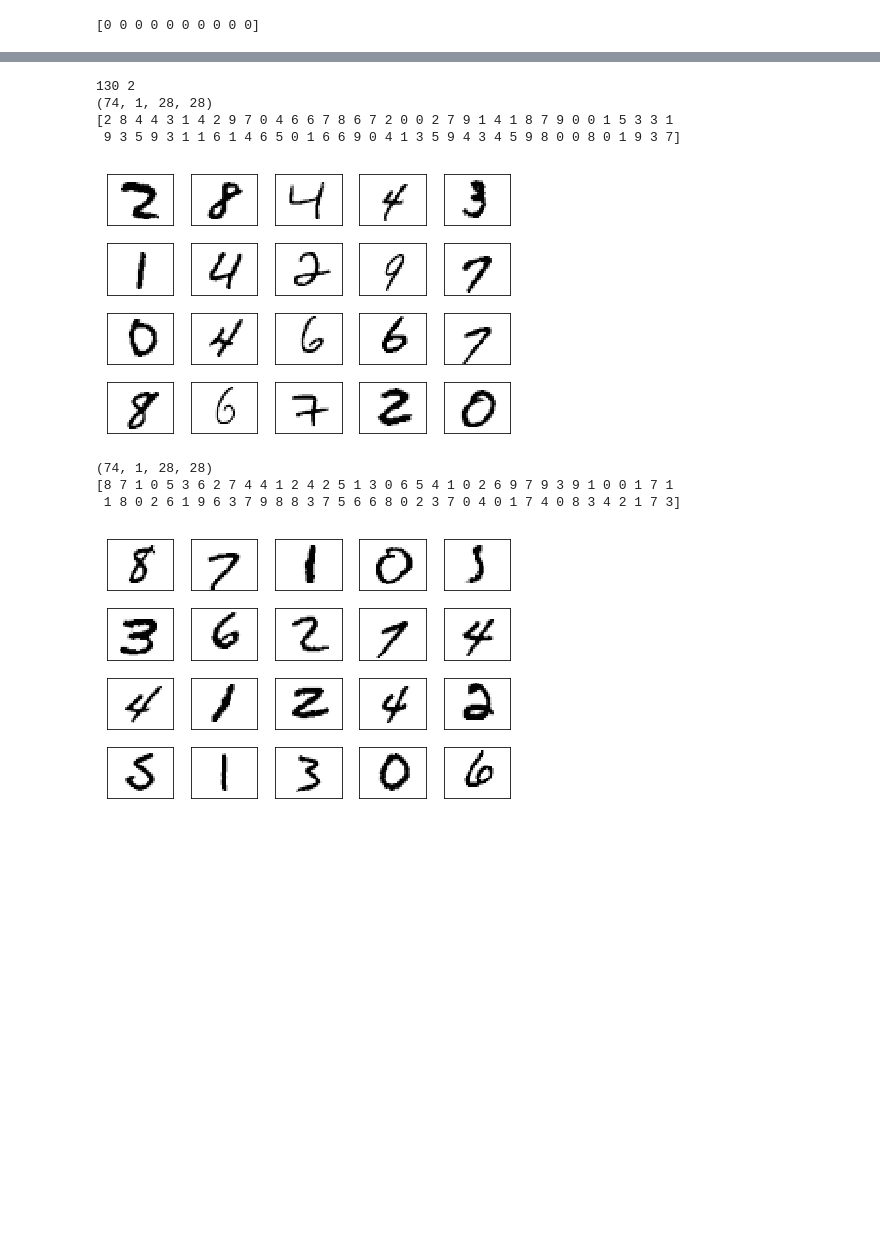
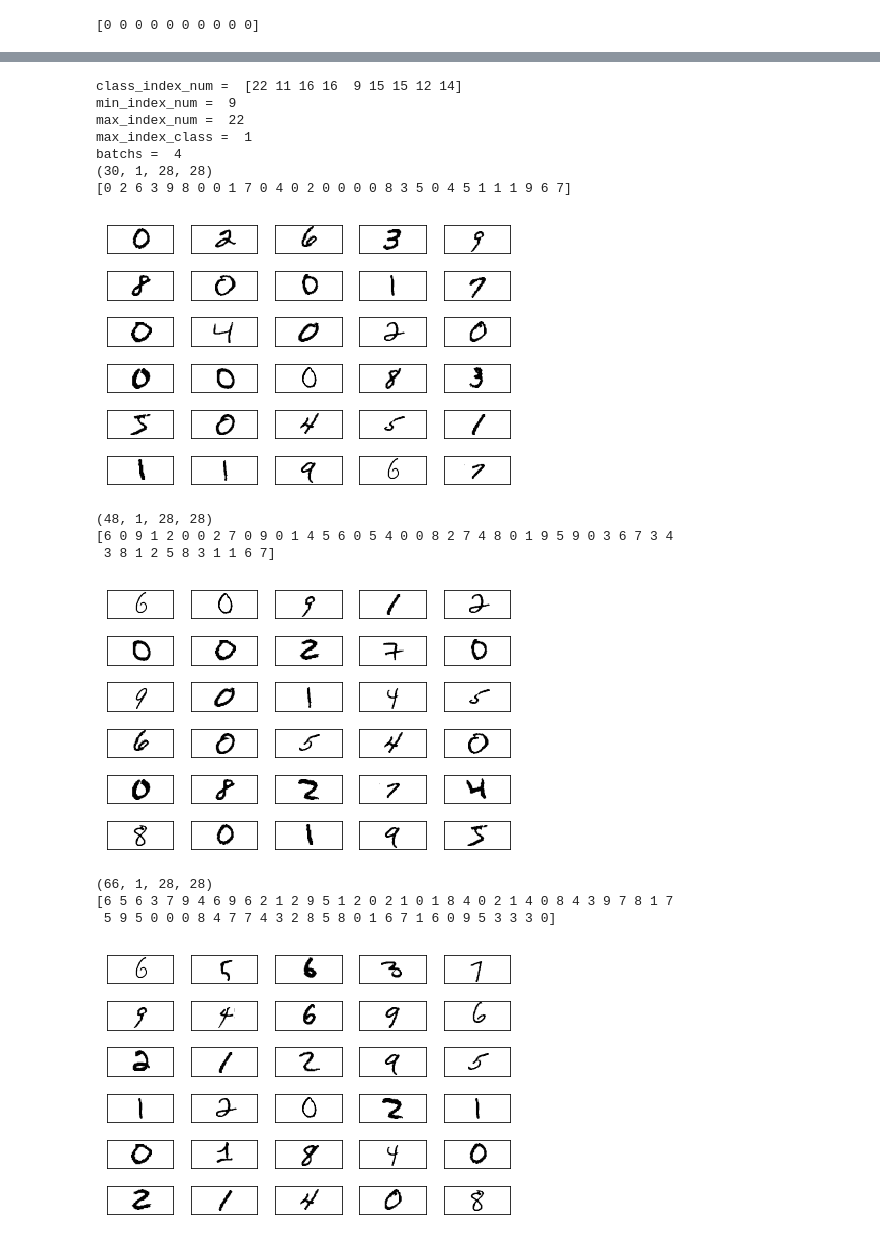
Before and after one commit to andrewhuman/mymnisttest, a Jupyter notebook: autoendcoder_and_classfiy.ipynb, the cells around one changed output, grey strips where cells are left out. Cells and saved outputs as stored; diff of their text form; code cells hidden in the pictures; blank space fills up the shorter version.

```diff
--- a/autoendcoder_and_classfiy.ipynb
+++ b/autoendcoder_and_classfiy.ipynb
@@ -380,17 +516,24 @@ def get_next_posi_nag(train_positive,train_nagivate,label_positive, label_nagiva
 # %%
-datas = get_next_posi_nag(train_positive,train_nagivate[:130],label_positive,label_nagivate, 64)
+datas = get_next_pn_label(train_positive,train_nagivate[:130],label_positive,label_nagivate[:130])
 for x,y in datas:
     print(x.shape)
 
     print(y)
-    imgs_show(np.squeeze( x),4,5)
+    imgs_show(np.squeeze( x),6,5)
 # %% [output]
-130 2
-(74, 1, 28, 28)
-[2 8 4 4 3 1 4 2 9 7 0 4 6 6 7 8 6 7 2 0 0 2 7 9 1 4 1 8 7 9 0 0 1 5 3 3 1
- 9 3 5 9 3 1 1 6 1 4 6 5 0 1 6 6 9 0 4 1 3 5 9 4 3 4 5 9 8 0 0 8 0 1 9 3 7]
+class_index_num =  [22 11 16 16  9 15 15 12 14]
+min_index_num =  9
+max_index_num =  22
+max_index_class =  1
+batchs =  4
+(30, 1, 28, 28)
+[0 2 6 3 9 8 0 0 1 7 0 4 0 2 0 0 0 0 8 3 5 0 4 5 1 1 1 9 6 7]
-[figure, old version]
+[figure, new version]
-(74, 1, 28, 28)
-[8 7 1 0 5 3 6 2 7 4 4 1 2 4 2 5 1 3 0 6 5 4 1 0 2 6 9 7 9 3 9 1 0 0 1 7 1
- 1 8 0 2 6 1 9 6 3 7 9 8 8 3 7 5 6 6 8 0 2 3 7 0 4 0 1 7 4 0 8 3 4 2 1 7 3]
+(48, 1, 28, 28)
+[6 0 9 1 2 0 0 2 7 0 9 0 1 4 5 6 0 5 4 0 0 8 2 7 4 8 0 1 9 5 9 0 3 6 7 3 4
+ 3 8 1 2 5 8 3 1 1 6 7]
-[figure, old version]
+[figure, new version]
+(66, 1, 28, 28)
+[6 5 6 3 7 9 4 6 9 6 2 1 2 9 5 1 2 0 2 1 0 1 8 4 0 2 1 4 0 8 4 3 9 7 8 1 7
+ 5 9 5 0 0 0 8 4 7 7 4 3 2 8 5 8 0 1 6 7 1 6 0 9 5 3 3 3 0]
+[figure, added]
```
Also changed, not shown: parts of 20 cells of this notebook, 2 other files.
